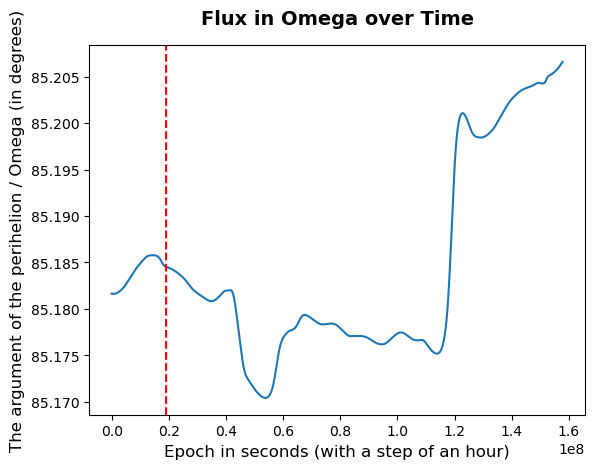
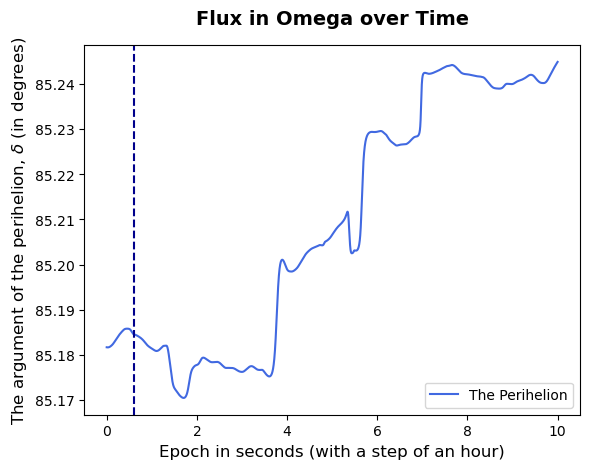
Unified diff of the notebook cell whose output changed from the first chart to the second:
--- before
+++ after
@@ -1,3 +1,3 @@
-plt.plot(epochs_years, np.degrees(omega_values), label='The Perihelion')
+plt.plot(epochs_years, np.degrees(omega_values), label='The Perihelion', color='royalblue')
 plt.axvline(first_perihelion_in_years, color='darkblue', linestyle='--', linewidth=1.5)
 
@@ -11,5 +11,5 @@
 plt.title('Flux in Omega over Time', fontsize=14, fontweight='bold', pad=15)
 plt.xlabel('Epoch in seconds (with a step of an hour)', fontsize=12)
-plt.ylabel('The argument of the perihelion / Omega (in degrees)', fontsize=12)
+plt.ylabel('The argument of the perihelion, $\delta$ (in degrees)', fontsize=12)
 
 # plt.ylim(85, 85.5)

Commit: Getting values for all bodies